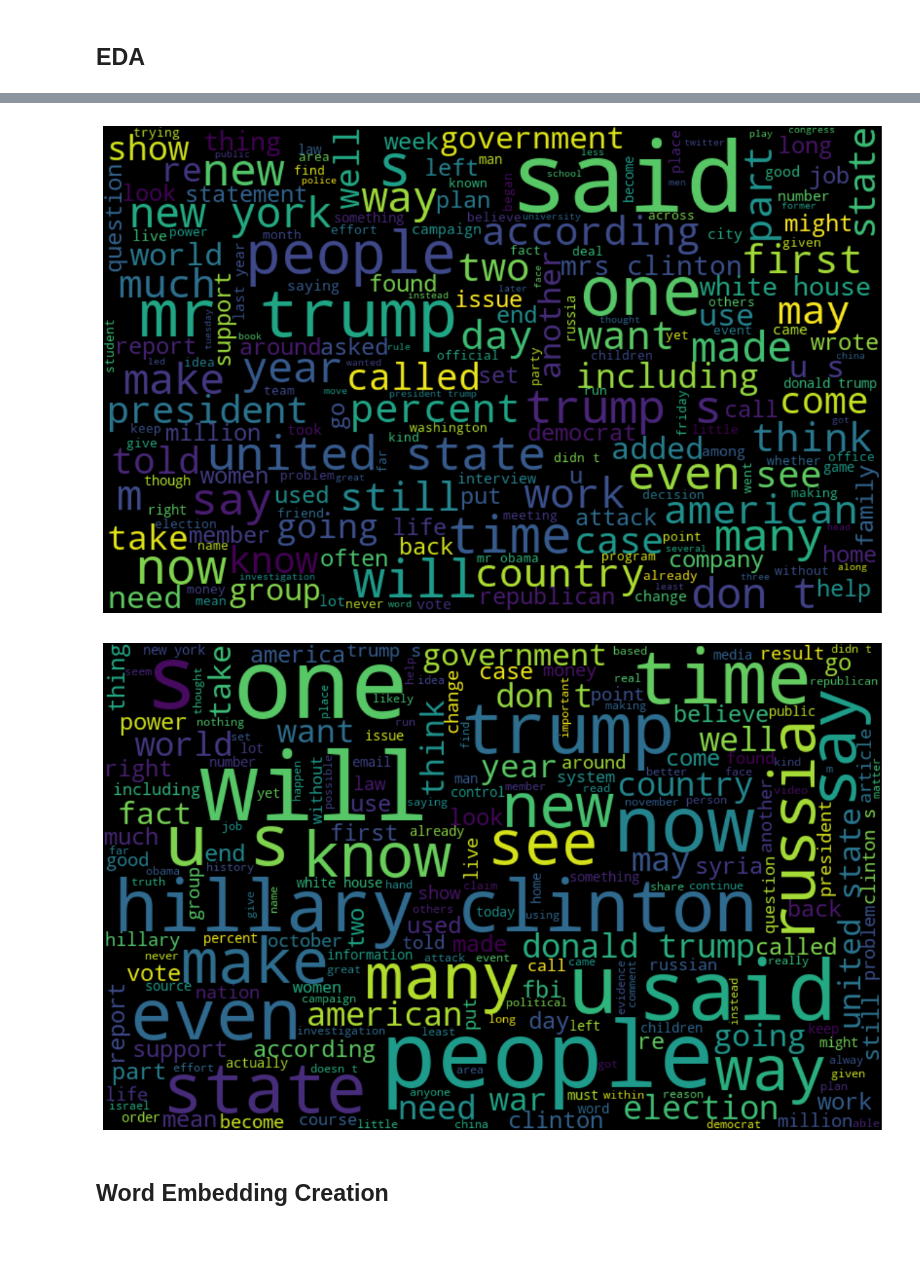
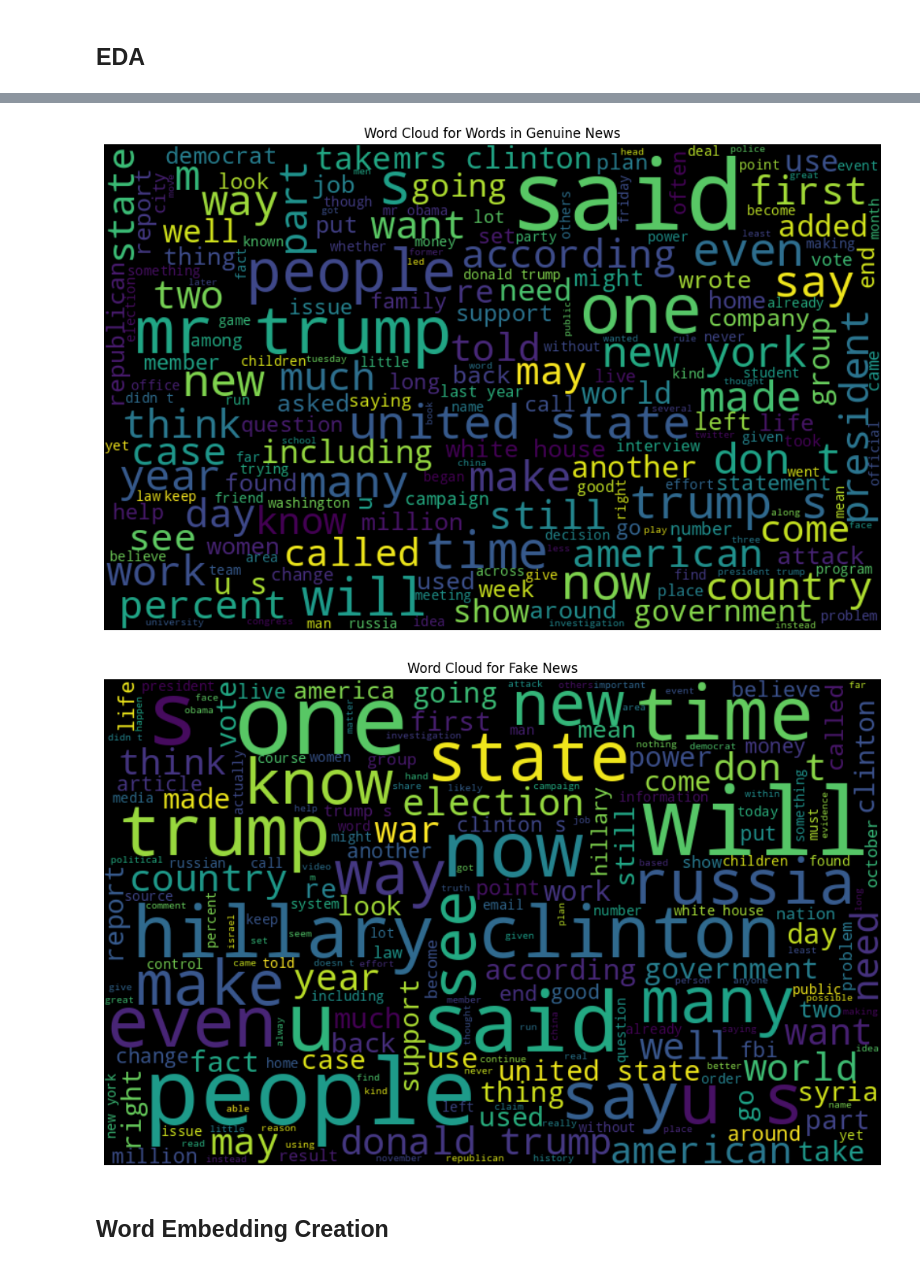
Before and after one commit to puramnagendra2/Deep_Learning_Projects_2024, a Jupyter notebook: Fabricated Fake News/visualization.ipynb, the cells around one changed output, grey strips where cells are left out. Drawn from its saved outputs; the diff is of its cells as text; code cells hidden in the pictures.

Commit message:
Updated Fake News

```diff
--- a/Fabricated Fake News/visualization.ipynb
+++ b/Fabricated Fake News/visualization.ipynb
@@ -129,25 +135,29 @@ all_words = " ".join([sentence for sentence in train_df['text'][train_df['label'
 wordcloud = WordCloud(width=800, height=500, random_state=42, max_font_size=100).generate(all_words)
 
 # plot the graph
-plt.figure(figsize=(15, 9))
+plt.figure(figsize=(14, 8))
 plt.imshow(wordcloud, interpolation='bilinear')
 plt.axis('off')
+plt.title("Word Cloud for Words in Genuine News")
+plt.savefig("./images/2_genuine_words.png", bbox_inches='tight', pad_inches=0)
 plt.show()
 # %% [output]
-[figure, old version]
+[figure, new version]
 # %%
 # visualize the frequent words for fake news
 all_words = " ".join([sentence for sentence in train_df['text'][train_df['label']==1]])
 
 wordcloud = WordCloud(width=800, height=500, random_state=42, max_font_size=100).generate(all_words)
 
 # plot the graph
-plt.figure(figsize=(15, 9))
+plt.figure(figsize=(14, 8))
 plt.imshow(wordcloud, interpolation='bilinear')
 plt.axis('off')
+plt.title("Word Cloud for Fake News")
+plt.savefig("./images/3_fake_news.png", bbox_inches='tight', pad_inches=0)
 plt.show()
 # %% [output]
-[figure, old version]
+[figure, new version]
 # %% [markdown]
 ## Word Embedding Creation
 # %%
```
Also changed, not shown: parts of 10 cells of this notebook, 8 other files.
